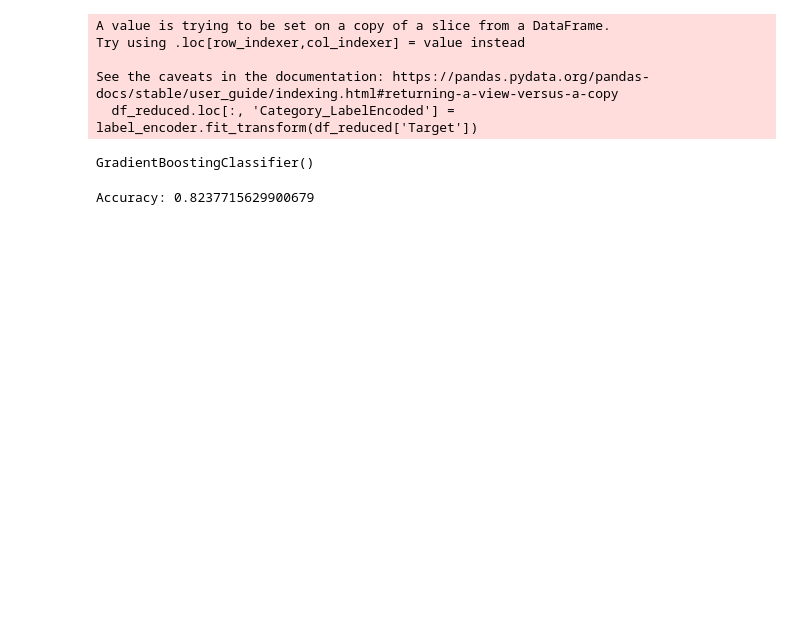
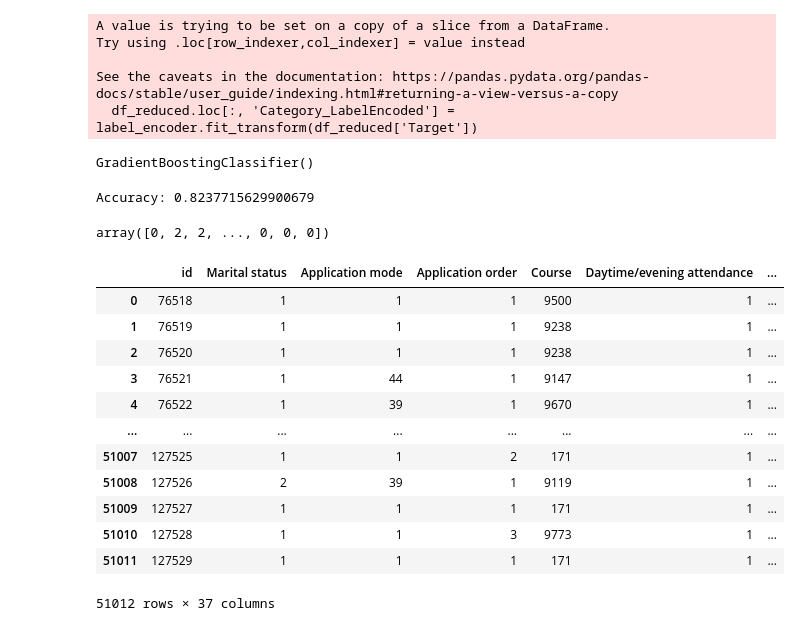
Before and after one commit to gacheru101/Play_ground_series-data, a Jupyter notebook: academic-success.ipynb, the cells around one changed output. Drawn from its saved outputs; the diff is of its cells as text; code cells hidden in the pictures; blank space fills up the shorter version.

```diff
--- a/academic-success.ipynb
+++ b/academic-success.ipynb
@@ -145,3 +151,24 @@ accuracy = accuracy_score(y_test, y_pred)
 print(f'Accuracy: {accuracy}')
 # %% [output]
 Accuracy: 0.8237715629900679
+# %%
+y_pred2 = gbc.predict(df_test)
+y_pred2
+# %% [output]
+array([0, 2, 2, ..., 0, 0, 0])
+# %%
+df_test
+# %% [output]
+|  | id | Marital status | Application mode | Application order | Course | Daytime/evening attendance | ... |
+| 0 | 76518 | 1 | 1 | 1 | 9500 | 1 | ... |
+| 1 | 76519 | 1 | 1 | 1 | 9238 | 1 | ... |
+| 2 | 76520 | 1 | 1 | 1 | 9238 | 1 | ... |
+| 3 | 76521 | 1 | 44 | 1 | 9147 | 1 | ... |
+| 4 | 76522 | 1 | 39 | 1 | 9670 | 1 | ... |
+| ... | ... | ... | ... | ... | ... | ... | ... |
+| 51007 | 127525 | 1 | 1 | 2 | 171 | 1 | ... |
+| 51008 | 127526 | 2 | 39 | 1 | 9119 | 1 | ... |
+| 51009 | 127527 | 1 | 1 | 1 | 171 | 1 | ... |
+| 51010 | 127528 | 1 | 1 | 3 | 9773 | 1 | ... |
+| 51011 | 127529 | 1 | 1 | 1 | 171 | 1 | ... |
+51012 rows × 37 columns
```
Also changed, not shown: parts of 2 cells of this notebook.
